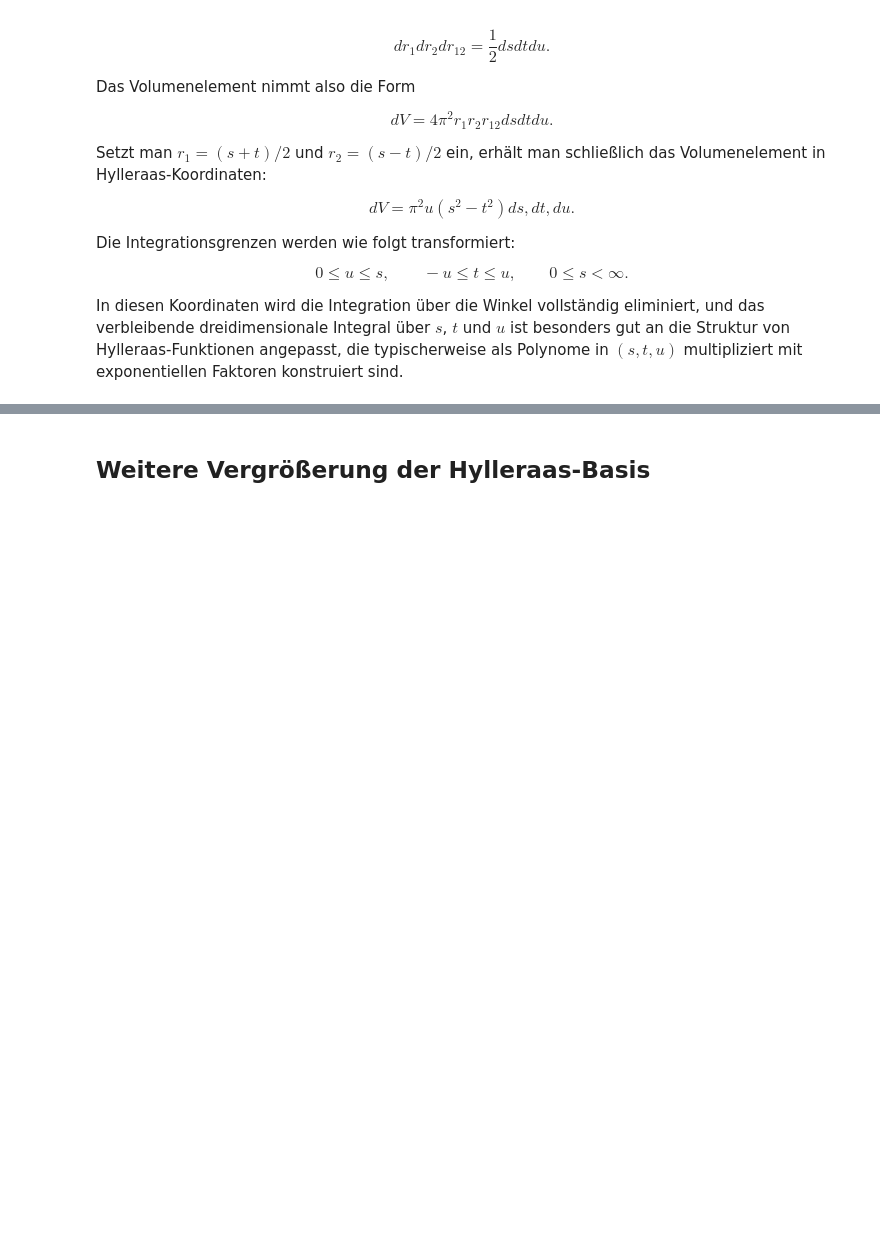
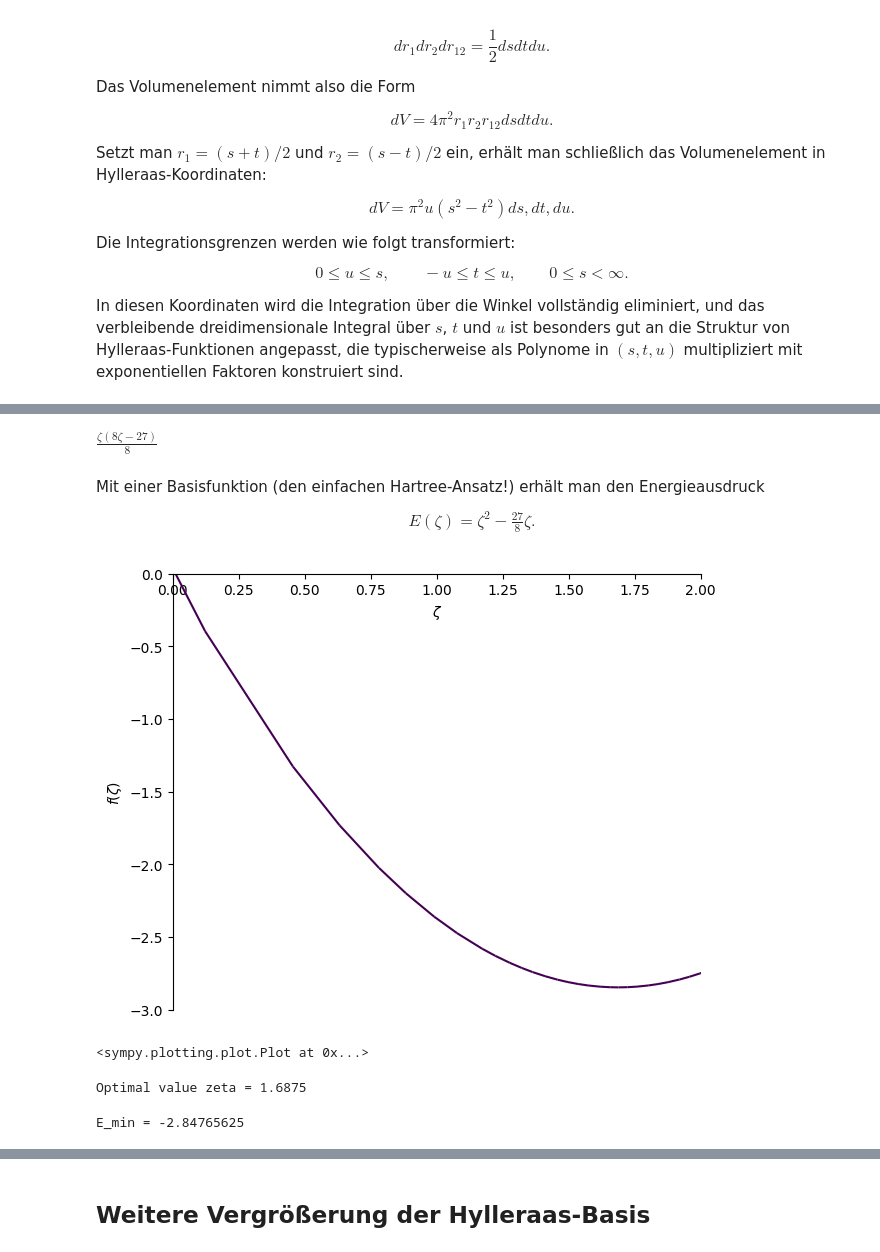
Before and after one commit to rolandmitric/quantum_chemistry_2025, a Jupyter notebook: correlation_hylleraas.ipynb, the cells around one changed output, grey strips where cells are left out. Saved outputs shown, nothing was run; the diff lists cells and outputs as text; code cells hidden in the pictures; blank space fills up the shorter version.

```diff
--- a/correlation_hylleraas.ipynb
+++ b/correlation_hylleraas.ipynb
@@ -376,3 +239,0 @@ psi = [psi0, psi0*u]
-# %%
-def V(expr):
-    return (1/u - 4/(s+t) - 4/(s-t)) * expr
@@ -434,0 +278,15 @@ Dies bildet den konzeptionellen Ausgangspunkt moderner **$r_{12}$‐ und F12‐M
+# %%
+def V(psi):
+    r1 = (s+t)/2
+    r2 = (s-t)/2
+    return (-2/r1-2/r2 + 1/u)*psi
+
+def grad2(psi_i,psi_j):
+    Ai = psi_i.diff(u)
+    Bi = psi_i.diff(s) + psi_i.diff(t)
+    Aj = psi_j.diff(u)
+    Bj = psi_j.diff(s) + psi_j.diff(t)
+    C = (s*t + u**2)/(u*(s+t))
+    G1 = Ai*Aj + Bi*Bj + C*(Ai*Bj+Aj*Bi)
+    G2 = G1.subs(t,-t)
+    return G1 + G2
@@ -434,0 +295,5 @@ Dies bildet den konzeptionellen Ausgangspunkt moderner **$r_{12}$‐ und F12‐M
+# %%
+def Sij(psi_i, psi_j):
+    return integrate(psi_i*psi_j)
+def Hij(psi_i,psi_j):
+    return integrate(grad2(psi_i,psi_j)/2+psi_i*V(psi_j))
@@ -434,0 +324,31 @@ Dies bildet den konzeptionellen Ausgangspunkt moderner **$r_{12}$‐ und F12‐M
+# %%
+psi = sp.exp(-zeta*s)
+basis_functions = sp.Matrix([psi])
+S = Sij(basis_functions[0],basis_functions[0])
+H = Hij(basis_functions[0],basis_functions[0])
+energy = sp.simplify(H/S)
+energy
+# %% [output]
+$\displaystyle \frac{\zeta \left(8 \zeta - 27\right)}{8}$
+# %% [markdown]
+Mit einer Basisfunktion (den einfachen Hartree-Ansatz!) erhält man den Energieausdruck
+
+$$
+E(\zeta)=\zeta^{2}-\tfrac{27}{8}\zeta.
+$$
+# %%
+sp.plot(energy, xlim = (0,2),ylim = (-3,0), line_color=3.0)
+# %% [output]
+[figure, added]
+<sympy.plotting.plot.Plot at 0x...>
+# %%
+dE = sp.diff(energy,zeta)
+zeta_opt = sp.solve(dE,zeta)[0]
+print(f"Optimal value zeta = {float(zeta_opt)}")
+# %% [output]
+Optimal value zeta = 1.6875
+# %%
+E_min = energy.subs(zeta, zeta_opt)
+print(f"E_min = {float(energy.subs(zeta, zeta_opt))}")
+# %% [output]
+E_min = -2.84765625
```
Also changed, not shown: parts of 50 cells of this notebook.
